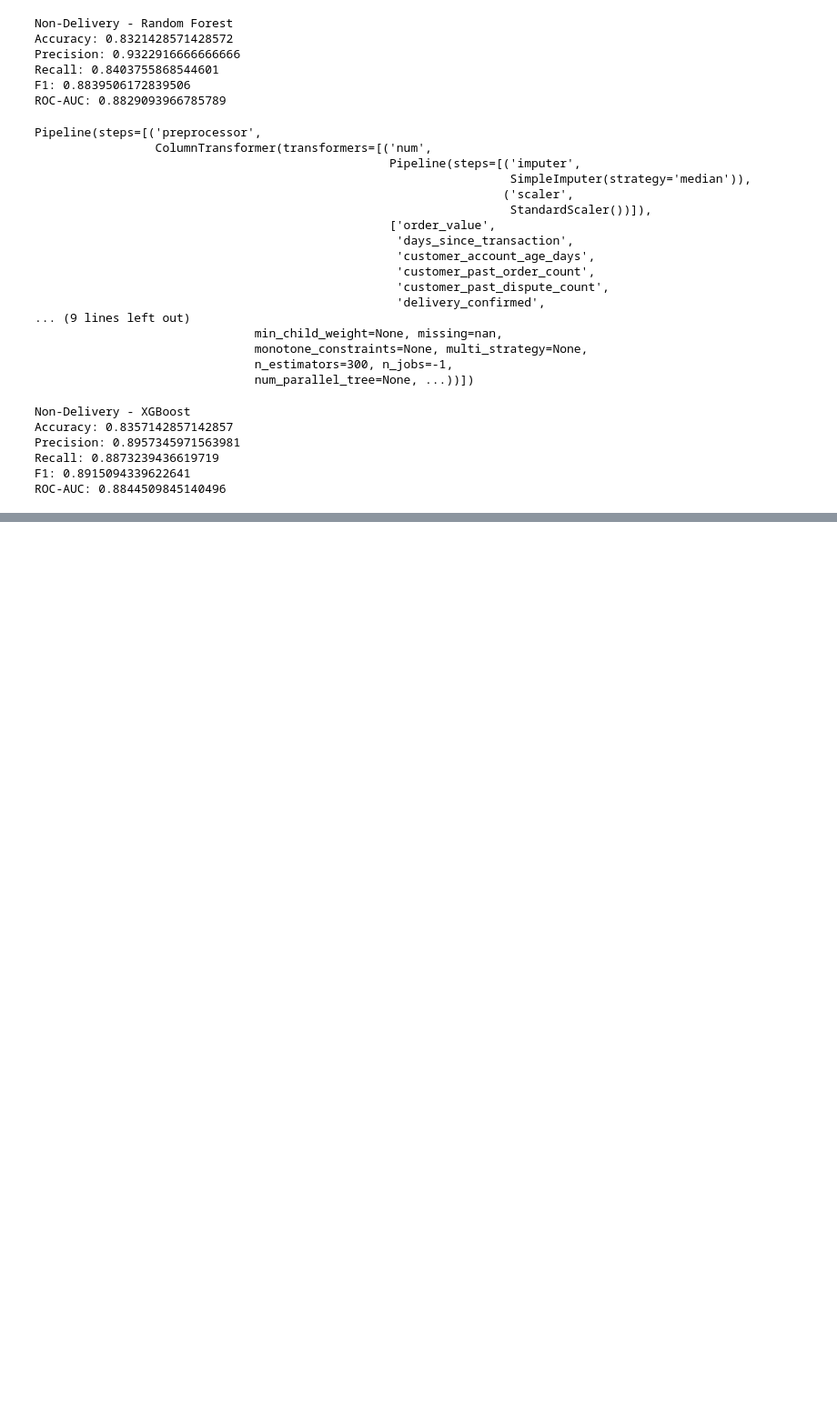
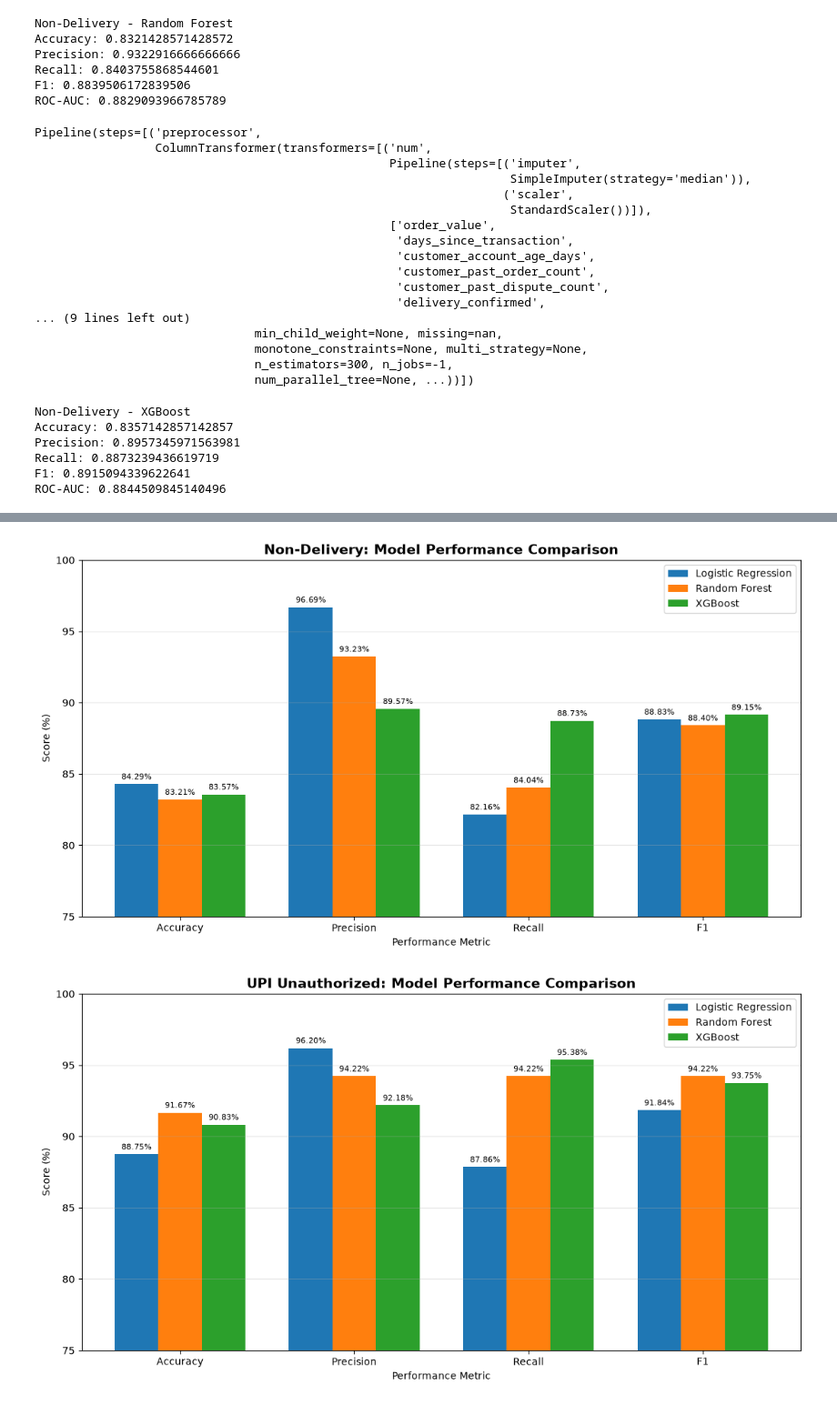
Before and after one commit to sneharawool24/RebuttalAI, a Jupyter notebook: ML/model_comparison.ipynb, the cells around one changed output, grey strips where cells are left out. Shown at 91% size. Drawn from its saved outputs; the diff is of its cells as text; code cells hidden in the pictures; blank space fills up the shorter version.

Commit message:
Added performance visualizations for finalisation of models for each dispute type

```diff
--- a/ML/model_comparison.ipynb
+++ b/ML/model_comparison.ipynb
@@ -872,0 +914,77 @@ ROC-AUC: 0.8844509845140496
+# %%
+import matplotlib.pyplot as plt
+import numpy as np
+
+# Model performance results from our evaluation
+
+results = {
+    "Non-Delivery": {
+        "Logistic Regression": [84.29, 96.69, 82.16, 88.83],
+        "Random Forest": [83.21, 93.23, 84.04, 88.40],
+        "XGBoost": [83.57, 89.57, 88.73, 89.15]
+    },
+
+    "UPI Unauthorized": {
+        "Logistic Regression": [88.75, 96.20, 87.86, 91.84],
+        "Random Forest": [91.67, 94.22, 94.22, 94.22],
+        "XGBoost": [90.83, 92.18, 95.38, 93.75]
+    },
+
+    "Netbanking Unauthorized": {
+        "Logistic Regression": [85.00, 88.70, 85.71, 87.18],
+        "Random Forest": [86.00, 88.24, 88.24, 88.24],
+        "XGBoost": [83.50, 83.08, 90.76, 86.75]
+    }
+}
+
+metrics = ["Accuracy", "Precision", "Recall", "F1"]
+models = ["Logistic Regression", "Random Forest", "XGBoost"]
+
+# Create one graph for each dispute type
+for dispute_type, model_results in results.items():
+
+    x = np.arange(len(metrics))
+    width = 0.25
+
+    fig, ax = plt.subplots(figsize=(11, 6))
+
+    for i, model in enumerate(models):
+        values = model_results[model]
+
+        bars = ax.bar(
+            x + (i - 1) * width,
+            values,
+            width,
+            label=model
+        )
+
+        # Display percentage on top of each bar
+        ax.bar_label(
+            bars,
+            fmt="%.2f%%",
+            padding=3,
+            fontsize=8
+        )
+
+    ax.set_title(
+        f"{dispute_type}: Model Performance Comparison",
+        fontsize=14,
+        fontweight="bold"
+    )
+
+    ax.set_xlabel("Performance Metric")
+    ax.set_ylabel("Score (%)")
+
+    ax.set_xticks(x)
+    ax.set_xticklabels(metrics)
+
+    ax.set_ylim(75, 100)
+
+    ax.legend()
+    ax.grid(axis="y", alpha=0.3)
+
+    plt.tight_layout()
+    plt.show()
+# %% [output]
+[figure, added]
+[figure, added]
```
Also changed, not shown: parts of 9 cells of this notebook, 1 other file.
